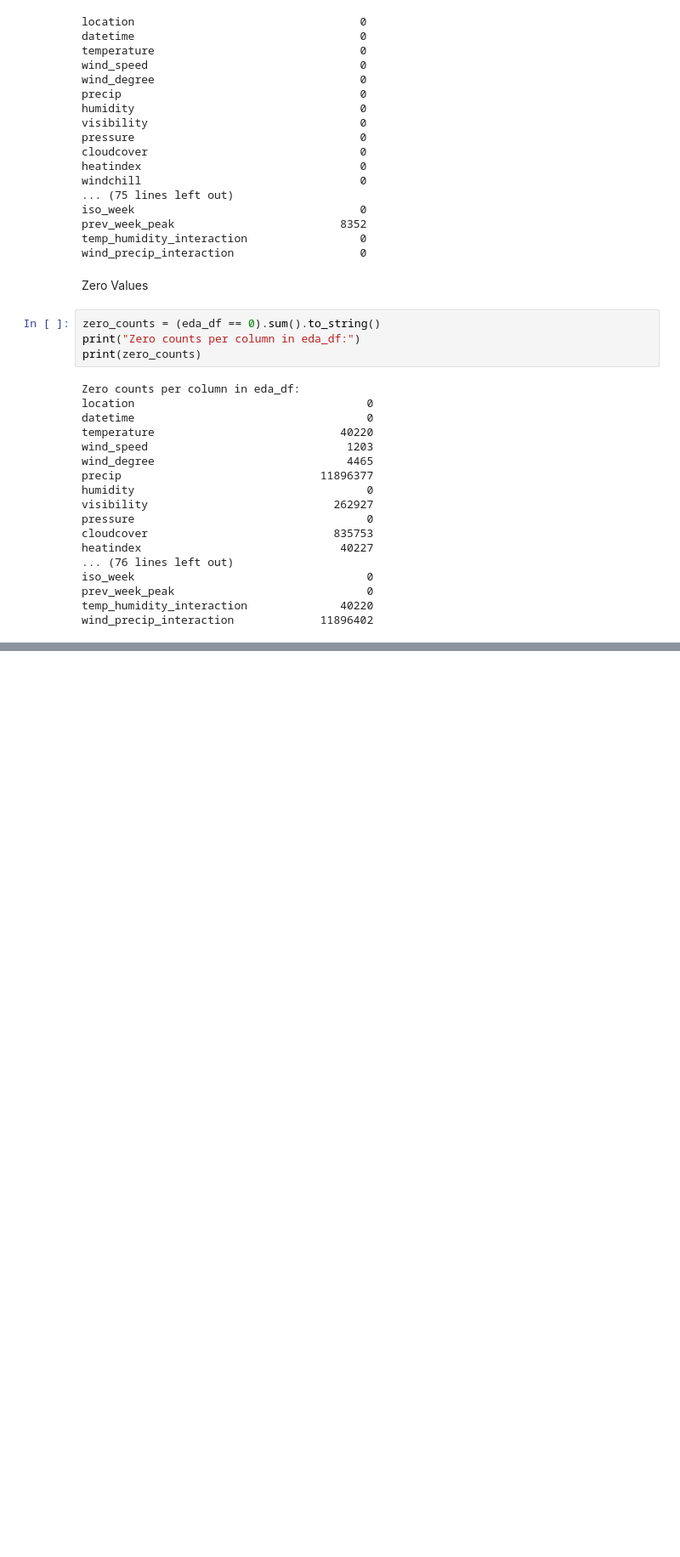
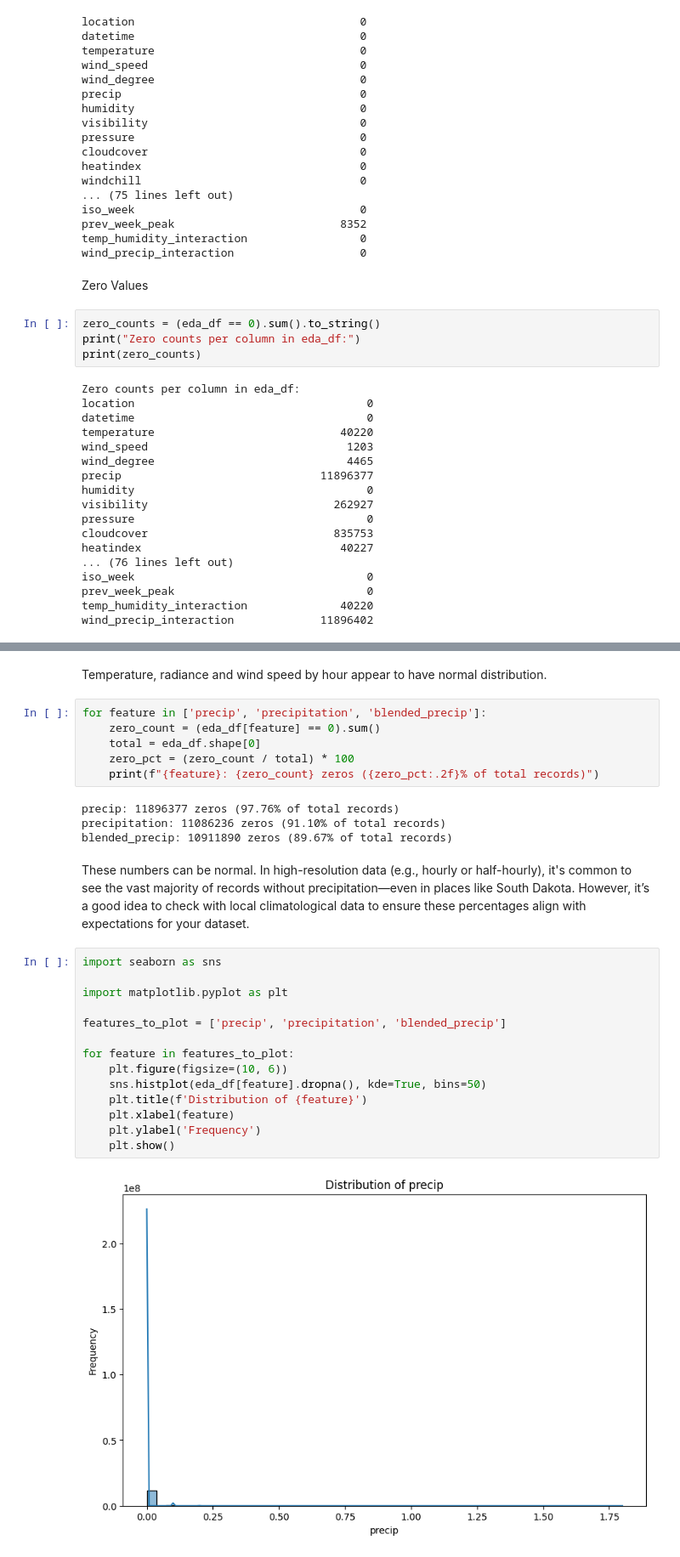
Before and after one commit to LNRobertson/East_River, a Jupyter notebook: notebooks/EDA/EDA.ipynb, the cells around one changed output, grey strips where cells are left out. Shown at 85% size. Cells and saved outputs as stored; diff of their text form; blank space fills up the shorter version.

Commit message:
Dataset EDA updates

```diff
--- a/notebooks/EDA/EDA.ipynb
+++ b/notebooks/EDA/EDA.ipynb
@@ -127,0 +159,30 @@ wind_precip_interaction             11896402
+# %% [markdown]
+Temperature, radiance and wind speed by hour appear to have normal distribution.
+# %%
+for feature in ['precip', 'precipitation', 'blended_precip']:
+    zero_count = (eda_df[feature] == 0).sum()
+    total = eda_df.shape[0]
+    zero_pct = (zero_count / total) * 100
+    print(f"{feature}: {zero_count} zeros ({zero_pct:.2f}% of total records)")
+# %% [output]
+precip: 11896377 zeros (97.76% of total records)
+precipitation: 11086236 zeros (91.10% of total records)
+blended_precip: 10911890 zeros (89.67% of total records)
+# %% [markdown]
+These numbers can be normal. In high-resolution data (e.g., hourly or half-hourly), it's common to see the vast majority of records without precipitation—even in places like South Dakota. However, it’s a good idea to check with local climatological data to ensure these percentages align with expectations for your dataset.
+# %%
+import seaborn as sns
+
+import matplotlib.pyplot as plt
+
+features_to_plot = ['precip', 'precipitation', 'blended_precip']
+
+for feature in features_to_plot:
+    plt.figure(figsize=(10, 6))
+    sns.histplot(eda_df[feature].dropna(), kde=True, bins=50)
+    plt.title(f'Distribution of {feature}')
+    plt.xlabel(feature)
+    plt.ylabel('Frequency')
+    plt.show()
+# %% [output]
+[figure, added]
```
Also changed, not shown: parts of 9 cells of this notebook.
